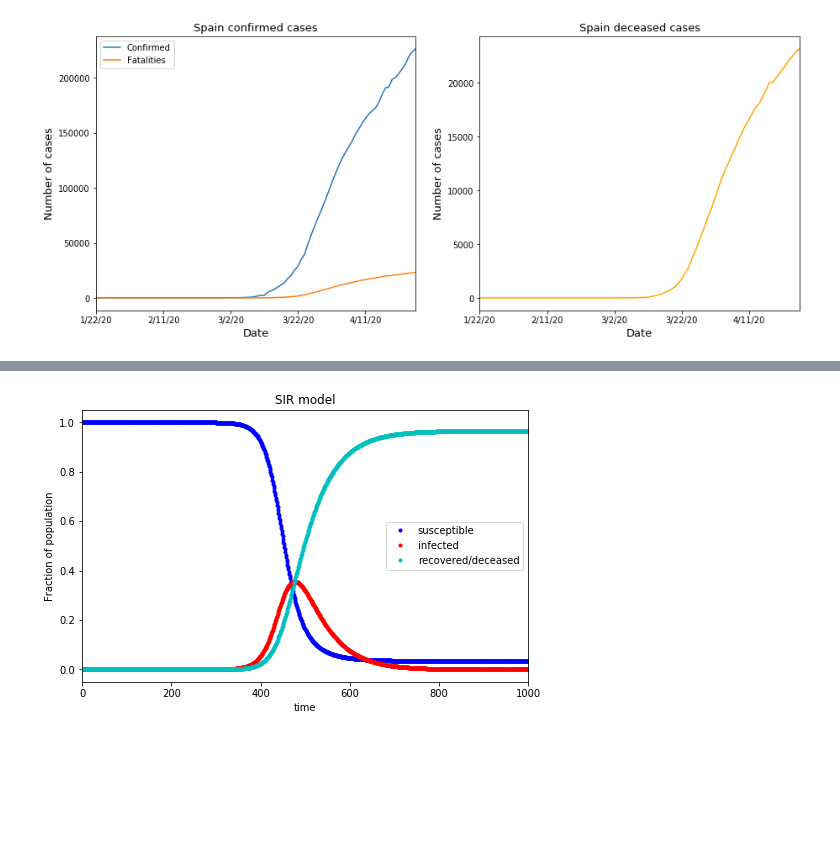
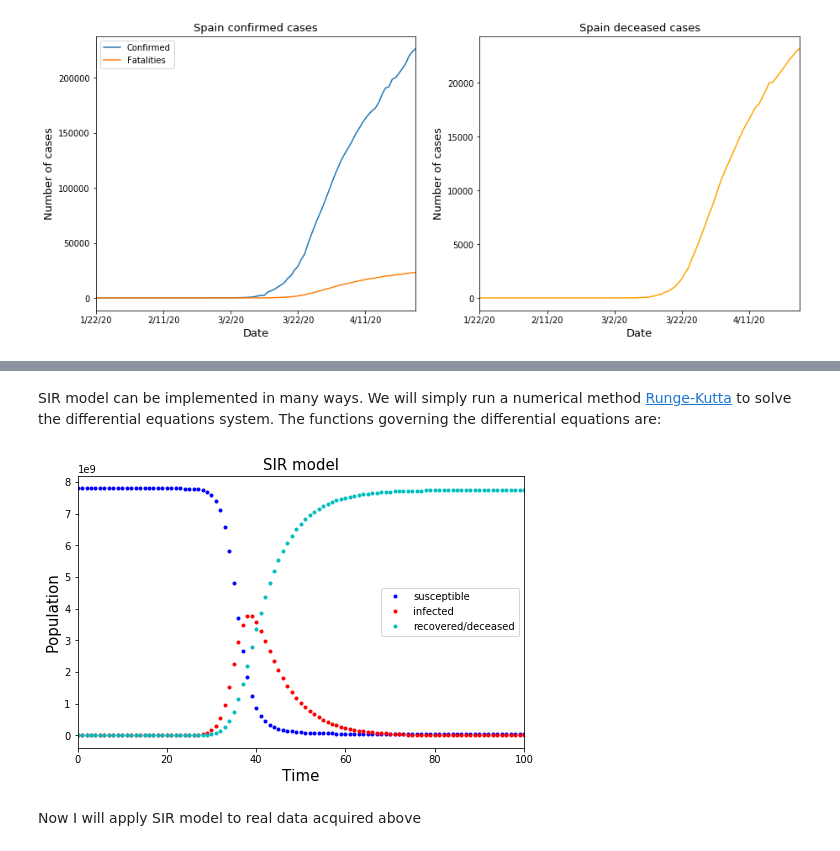
Before and after one commit to nguyentuanvn/machine-learning, a Jupyter notebook: Covid-19/Covid_19_Case_Prediction.ipynb, the cells around one changed output, grey strips where cells are left out. Saved outputs shown, nothing was run; the diff lists cells and outputs as text; code cells hidden in the pictures; blank space fills up the shorter version.

```diff
--- a/Covid-19/Covid_19_Case_Prediction.ipynb
+++ b/Covid-19/Covid_19_Case_Prediction.ipynb
@@ -76,12 +136,14 @@ plot_cases_by_country('Spain')
+# %% [markdown]
+SIR model can be implemented in many ways. We will simply run a numerical method [Runge-Kutta](https://en.wikipedia.org/wiki/Runge%E2%80%93Kutta_methods) to solve the differential equations system. The functions governing the differential equations are:
 # %%
 # Susceptible equation
 def fS(N, S, I, beta):
-    fS = -beta*S*I
+    fS = -beta*S*I/N
     return fS
 
 # Infected equation
 def fI(N, S, I, beta, gamma):
-    fI = beta*S*I - gamma*I
+    fI = beta*S*I/N - gamma*I
     return fI
 
 # Recovered/deceased equation
@@ -128,8 +190,8 @@ def SIR(N, I0, beta, gamma, hs):
     """
 
     # Initial condition
-    S = float(N-1)/N - I0
-    I = float(1)/N + I0
+    S = float(N-1) - I0
+    I = float(1) + I0
     R = 0.
 
     sus, inf, rec= [],[],[]
@@ -143,22 +205,24 @@ def SIR(N, I0, beta, gamma, hs):
 # %%
 N = 7800*(10**6)
 b0 = 0
-beta = 0.7
-gamma = 0.2
-hs = 0.1
+beta = 0.78735
+gamma = 0.154
+hs = 1
 
 sus, inf, rec = SIR(N, b0, beta, gamma, hs)
 
 f = plt.figure(figsize=(8,5))
 plt.plot(sus, 'b.', label='susceptible');
 plt.plot(inf, 'r.', label='infected');
 plt.plot(rec, 'c.', label='recovered/deceased');
-plt.title("SIR model")
-plt.xlabel("time", fontsize=10);
-plt.ylabel("Fraction of population", fontsize=10);
+plt.title("SIR model", fontsize=15)
+plt.xlabel("Time", fontsize=15);
+plt.ylabel("Population", fontsize=15);
 plt.legend(loc='best')
-plt.xlim(0,1000)
+plt.xlim(0,100)
 plt.show()
 # %% [output]
-[figure, old version]
+[figure, new version]
+# %% [markdown]
+Now I will apply SIR model to real data acquired above
 # %%
```
Also changed, not shown: parts of 30 cells of this notebook, 3 other files.
